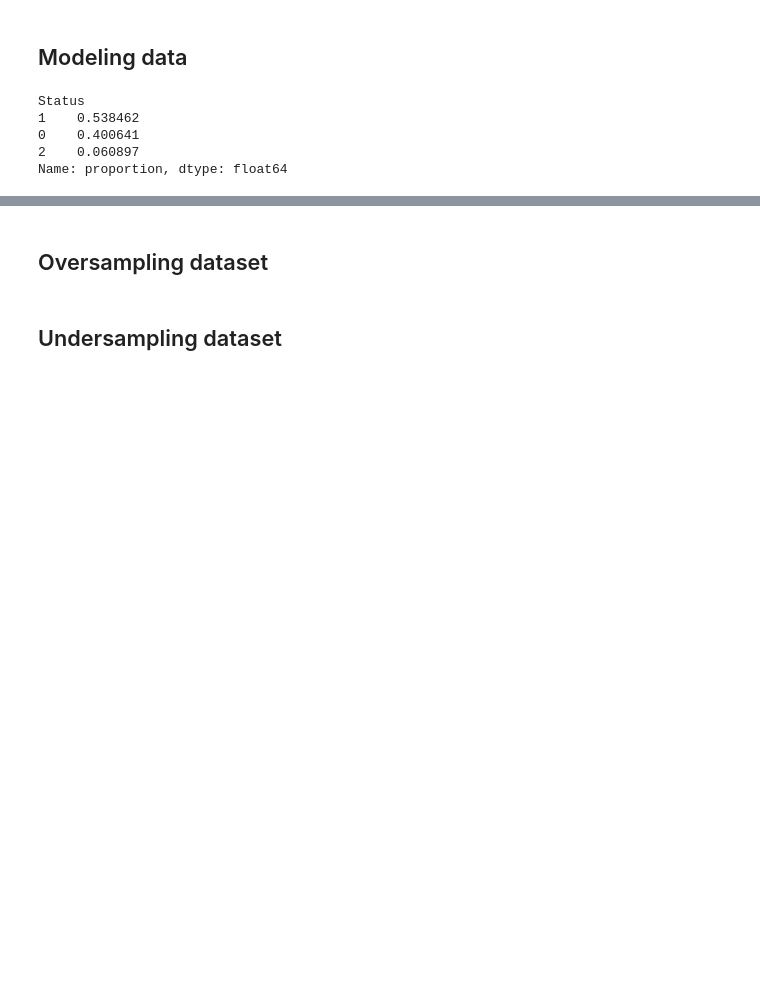
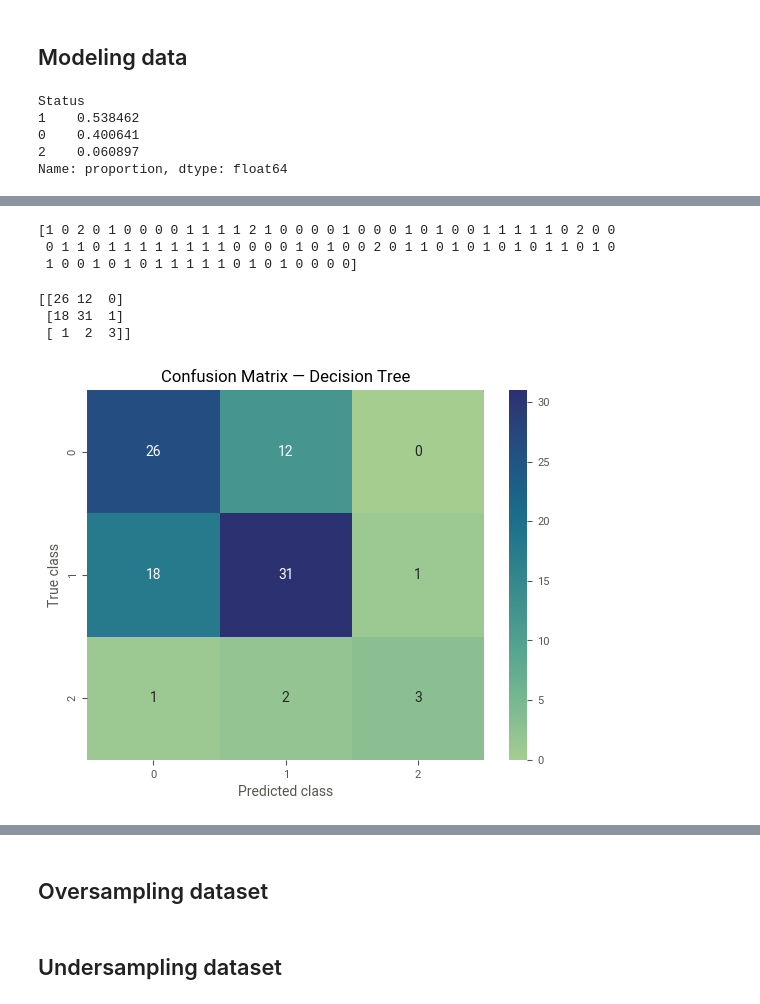
Before and after one commit to CarolinaCapitao/Machine-Learning, a Jupyter notebook: Cirrhosis_database.ipynb, the cells around one changed output, grey strips where cells are left out. Drawn from its saved outputs; the diff is of its cells as text; code cells hidden in the pictures; blank space fills up the shorter version.

Commit message:
Model analysis

```diff
--- a/Cirrhosis_database.ipynb
+++ b/Cirrhosis_database.ipynb
@@ -1364,0 +1202,8 @@ array([1, 0, 0, 1, 1, 1, 0, 0, 0, 1, 1, 1, 1, 1, 1, 0, 0, 0, 1, 1, 0, 0,
+# %%
+# Split the dataset into features (X) and target (y)
+X = db_mod.drop(columns=['Status', 'ID'])   # Predictor variables
+y = db_mod['Status']                # Target variable
+
+# Preview the first 10 rows of both
+print(y.head(10))
+X.head(10)
@@ -1364,0 +1311,42 @@ array([1, 0, 0, 1, 1, 1, 0, 0, 0, 1, 1, 1, 1, 1, 1, 0, 0, 0, 1, 1, 0, 0,
+# %%
+# Generate predictions on the test set using the trained Decision Tree model
+# Each predicted value corresponds to a class in the target variable (Status):
+# 0 = Death, 1 = Censored, 2 = Censored due to liver transplant
+y_pred_DT = clf_DT.predict(X_test)
+
+# Predict the class probabilities for the test set (one probability per class)
+y_pred_DT_prob = clf_DT.predict_proba(X_test)
+
+# Display the predicted class labels
+print(y_pred_DT)
+# %% [output]
+[1 0 2 0 1 0 0 0 0 1 1 1 1 2 1 0 0 0 0 1 0 0 0 1 0 1 0 0 1 1 1 1 1 0 2 0 0
+ 0 1 1 0 1 1 1 1 1 1 1 1 0 0 0 0 1 0 1 0 0 2 0 1 1 0 1 0 1 0 1 0 1 1 0 1 0
+ 1 0 0 1 0 1 0 1 1 1 1 1 0 1 0 1 0 0 0 0]
+# %%
+# Confusion matrix
+from sklearn.metrics import confusion_matrix
+
+# Compute the confusion matrix for the Decision Tree predictions
+cm_DT = confusion_matrix(y_test, y_pred_DT)
+
+# Display the confusion matrix
+print(cm_DT)
+
+# Plot the confusion matrix for the Decision Tree model
+sns.heatmap(cm_DT, annot=True, fmt="d", cmap='crest')  # Annotate with integer counts, 'crest' sets the color scheme
+
+# Set axis labels
+plt.xlabel("Predicted class")
+plt.ylabel("True class")
+
+# Add a title
+plt.title("Confusion Matrix — Decision Tree")
+
+# Show the plot
+plt.show()
+# %% [output]
+[[26 12  0]
+ [18 31  1]
+ [ 1  2  3]]
+[figure, added]
```
Also changed, not shown: parts of 68 cells of this notebook.
